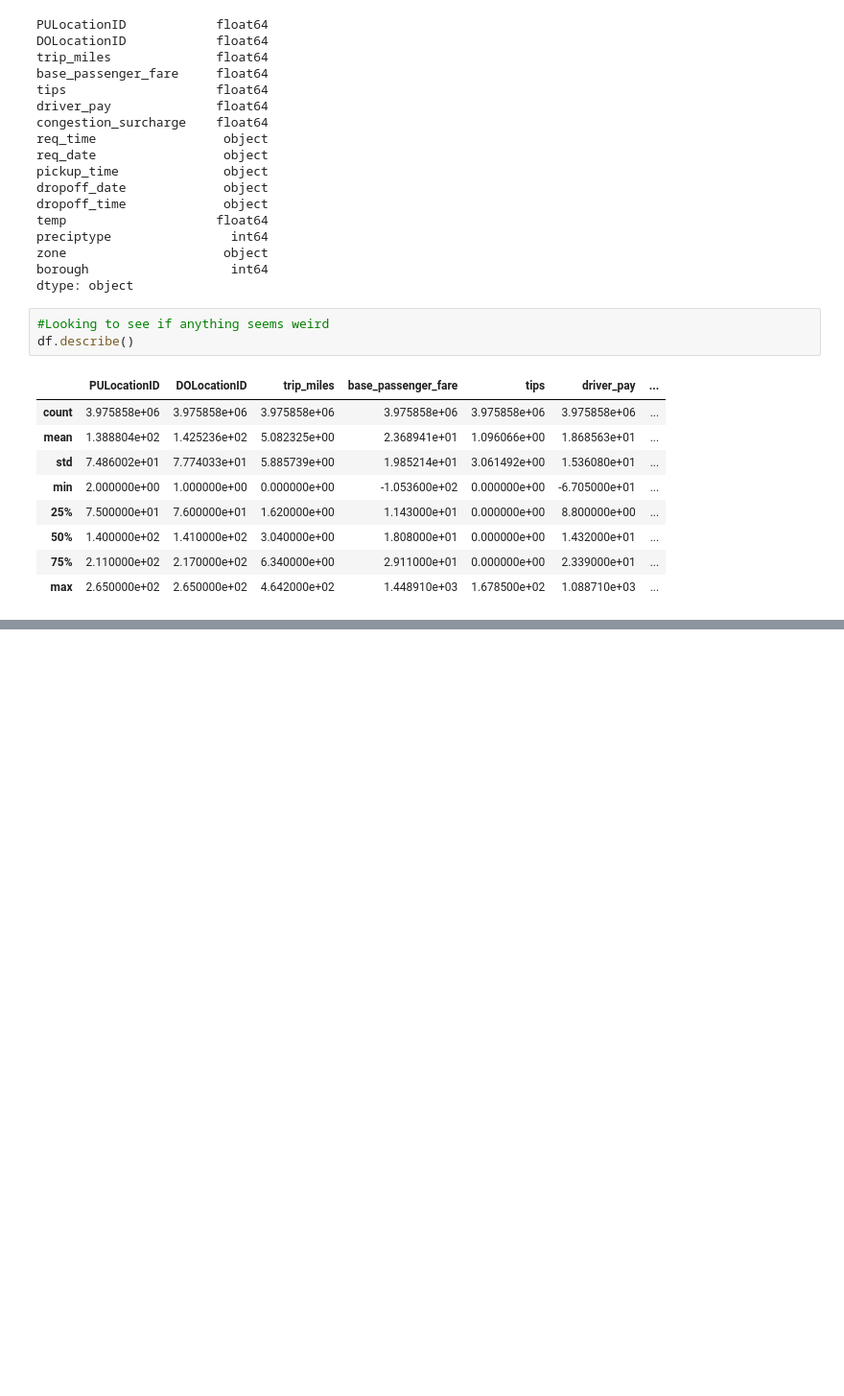
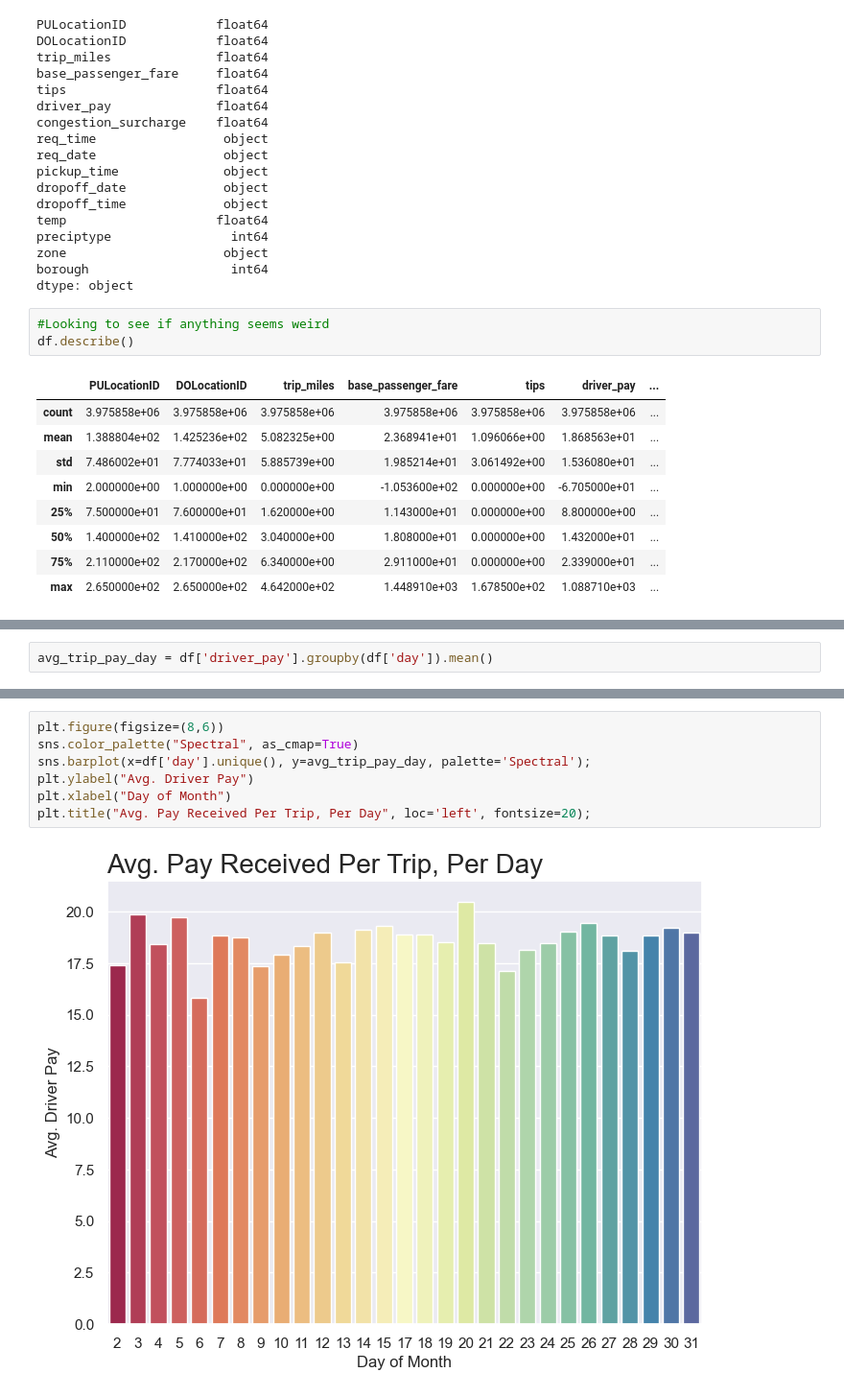
Before and after one commit to dillondiatlo/capstone, a Jupyter notebook: code/Untitled.ipynb, the cells around one changed output, grey strips where cells are left out. Shown at 96% size. Drawn from its saved outputs; the diff is of its cells as text; blank space fills up the shorter version.

```diff
--- a/code/Untitled.ipynb
+++ b/code/Untitled.ipynb
@@ -73,0 +118,2 @@ df['driver_pay'].resample("ME")
+# %%
+avg_trip_pay_day = df['driver_pay'].groupby(df['day']).mean()
@@ -79,0 +135,9 @@ plt.bar(df['driver_pay'].resample("ME").mean(), df['driver_pay'].resample("ME").
+# %%
+plt.figure(figsize=(8,6))
+sns.color_palette("Spectral", as_cmap=True)
+sns.barplot(x=df['day'].unique(), y=avg_trip_pay_day, palette='Spectral');
+plt.ylabel("Avg. Driver Pay")
+plt.xlabel("Day of Month")
+plt.title("Avg. Pay Received Per Trip, Per Day", loc='left', fontsize=20);
+# %% [output]
+[figure, added]
```
Also changed, not shown: parts of 90 cells of this notebook, 16 other files.
